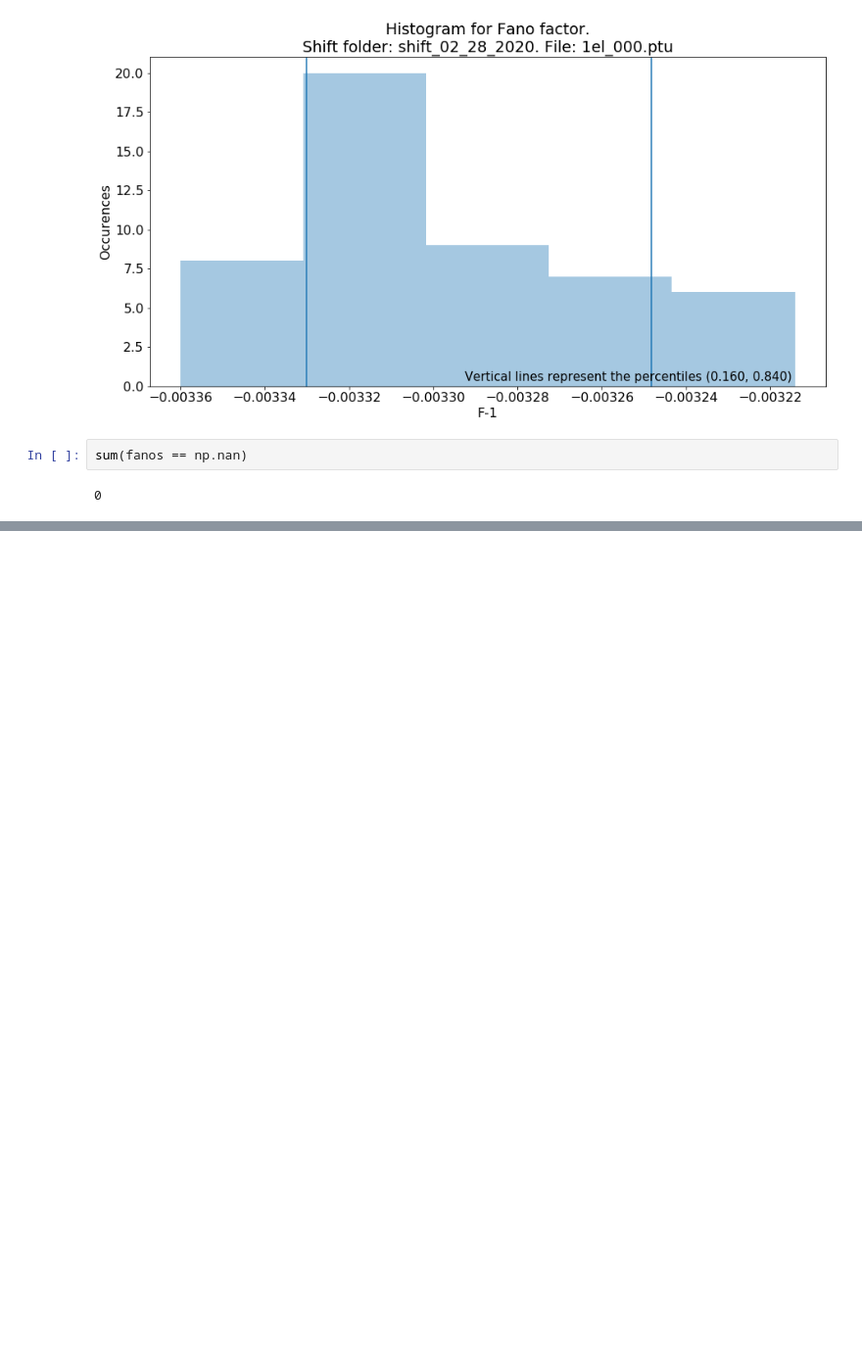
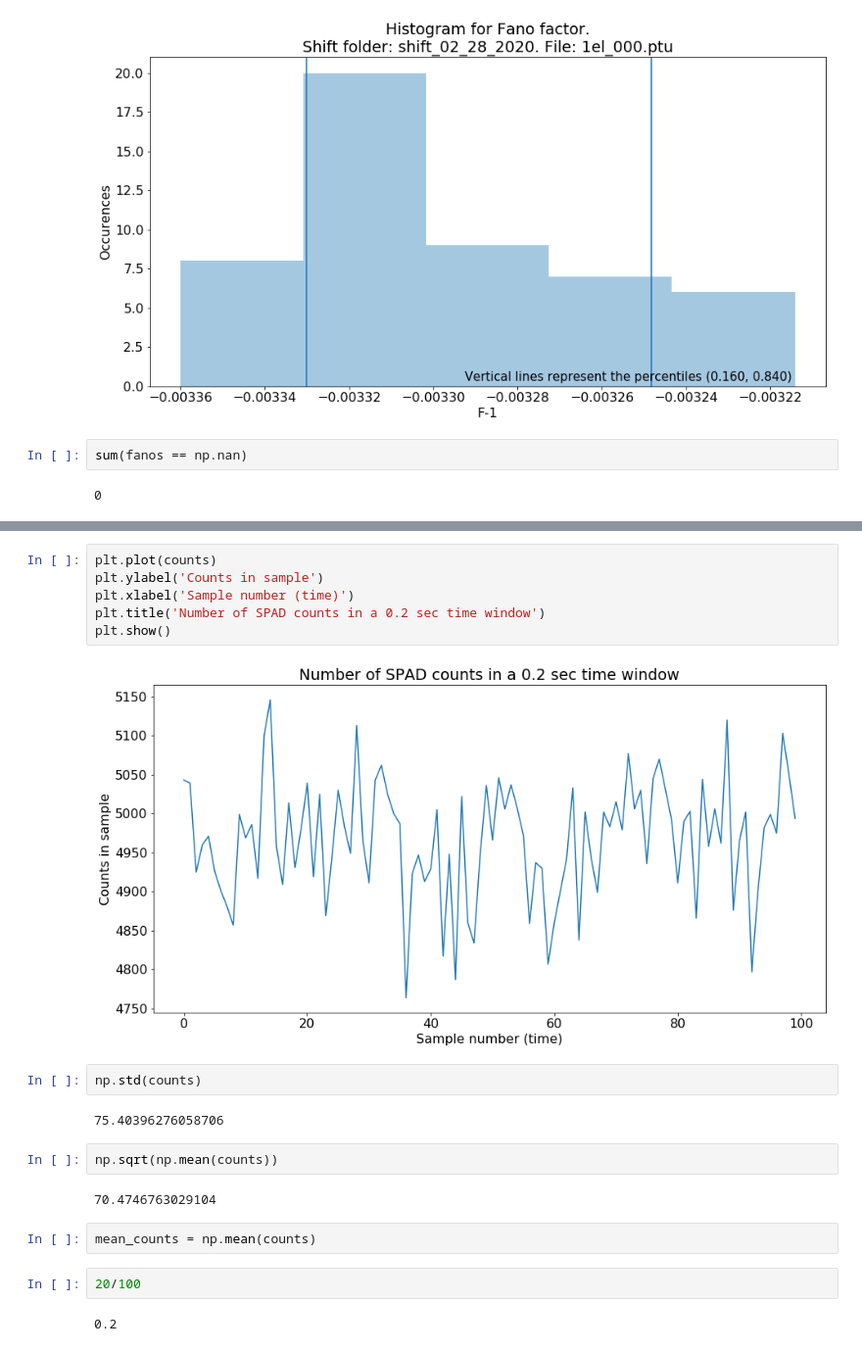
Before and after one commit to IharLobach/ursse, a Jupyter notebook: analyzing_collected_data/shifts/shift_02_28_2020/analyzing_one_file.ipynb, the cells around one changed output, grey strips where cells are left out. Shown at 98% size. Drawn from its saved outputs; the diff is of its cells as text; blank space fills up the shorter version.

```diff
--- a/analyzing_collected_data/shifts/shift_02_28_2020/analyzing_one_file.ipynb
+++ b/analyzing_collected_data/shifts/shift_02_28_2020/analyzing_one_file.ipynb
@@ -71,0 +140,22 @@ sum(fanos == np.nan)
+# %%
+plt.plot(counts)
+plt.ylabel('Counts in sample')
+plt.xlabel('Sample number (time)')
+plt.title('Number of SPAD counts in a 0.2 sec time window')
+plt.show()
+# %% [output]
+[figure, added]
+# %%
+np.std(counts)
+# %% [output]
+75.40396276058706
+# %%
+np.sqrt(np.mean(counts))
+# %% [output]
+70.4746763029104
+# %%
+mean_counts = np.mean(counts)
+# %%
+20/100
+# %% [output]
+0.2
```
Also changed, not shown: parts of 10 cells of this notebook, 1 other file.
